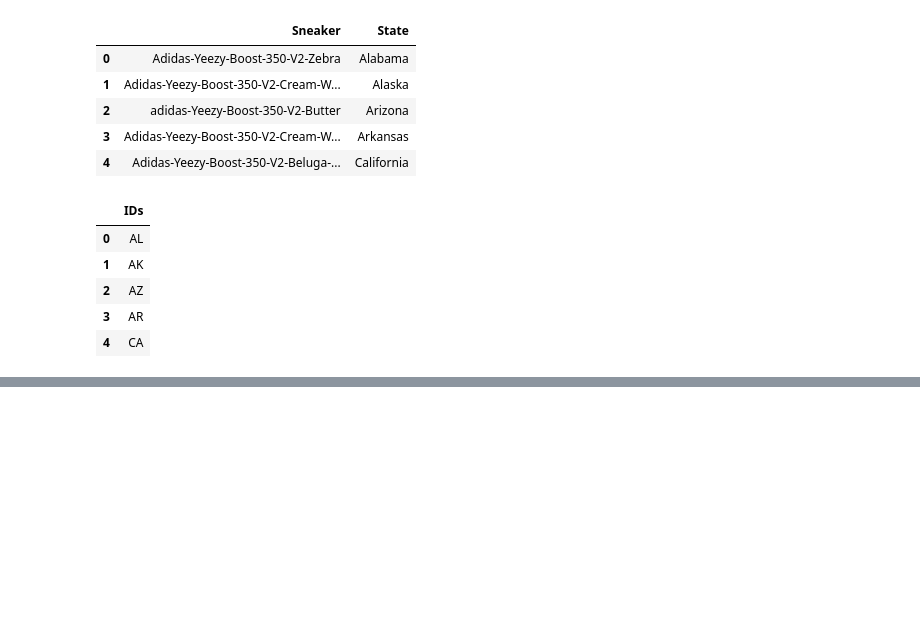
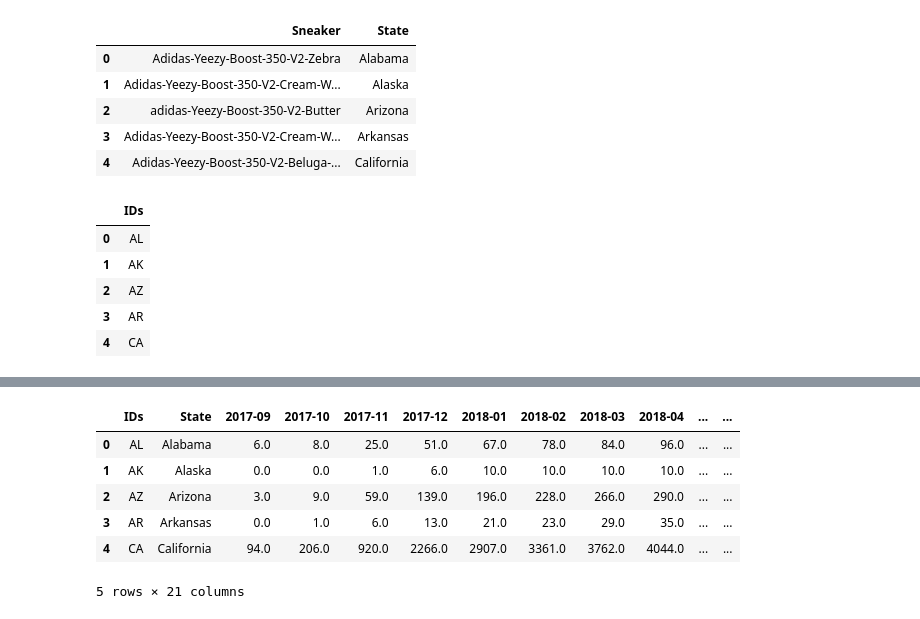
Before and after one commit to sealuwee/stockx-eda-2019, a Jupyter notebook: StockX EDA (Cleaner Version).ipynb, the cells around one changed output, grey strips where cells are left out. Cells and saved outputs as stored; diff of their text form; code cells hidden in the pictures; blank space fills up the shorter version.

```diff
--- a/StockX EDA (Cleaner Version).ipynb
+++ b/StockX EDA (Cleaner Version).ipynb
@@ -210,0 +223,6 @@ ids_l.head()
+# %%
+dropped_dc = yeezy_df.copy()
+dropped_dc = dropped_dc.set_index('IDs')
+dropped_dc = dropped_dc.drop(index='DC')
+dropped_dc = dropped_dc.reset_index()
+dropped_dc.head()
@@ -210,0 +341,17 @@ ids_l.head()
+# %%
+yeezy_cap = yeezy.groupby(['Buyer Region', 'Order Month'], as_index=False).sum().pivot('Buyer Region', 'Order Month', 'Count').fillna(0).cumsum(axis=1)
+yeezy_cap = yeezy_cap.reset_index().rename(columns={'Buyer Region': 'State'})
+yeezy_cap = pd.merge(yeezy_cap, ids_l,how='inner',on='State')
+yeezy_cap = yeezy_cap.set_index(['IDs'])
+yeezy_cap = yeezy_cap.drop('DC')
+yeezy_cap = yeezy_cap.reset_index()
+yeezy_cap = pd.merge(yeezy_cap, pops, on='IDs', how='inner')
+yeezy_cap.head()
+# %% [output]
+|  | IDs | State | 2017-09 | 2017-10 | 2017-11 | 2017-12 | 2018-01 | 2018-02 | 2018-03 | 2018-04 | ... | ... |
+| 0 | AL | Alabama | 6.0 | 8.0 | 25.0 | 51.0 | 67.0 | 78.0 | 84.0 | 96.0 | ... | ... |
+| 1 | AK | Alaska | 0.0 | 0.0 | 1.0 | 6.0 | 10.0 | 10.0 | 10.0 | 10.0 | ... | ... |
+| 2 | AZ | Arizona | 3.0 | 9.0 | 59.0 | 139.0 | 196.0 | 228.0 | 266.0 | 290.0 | ... | ... |
+| 3 | AR | Arkansas | 0.0 | 1.0 | 6.0 | 13.0 | 21.0 | 23.0 | 29.0 | 35.0 | ... | ... |
+| 4 | CA | California | 94.0 | 206.0 | 920.0 | 2266.0 | 2907.0 | 3361.0 | 3762.0 | 4044.0 | ... | ... |
+5 rows × 21 columns
```
Also changed, not shown: parts of 11 cells of this notebook.
